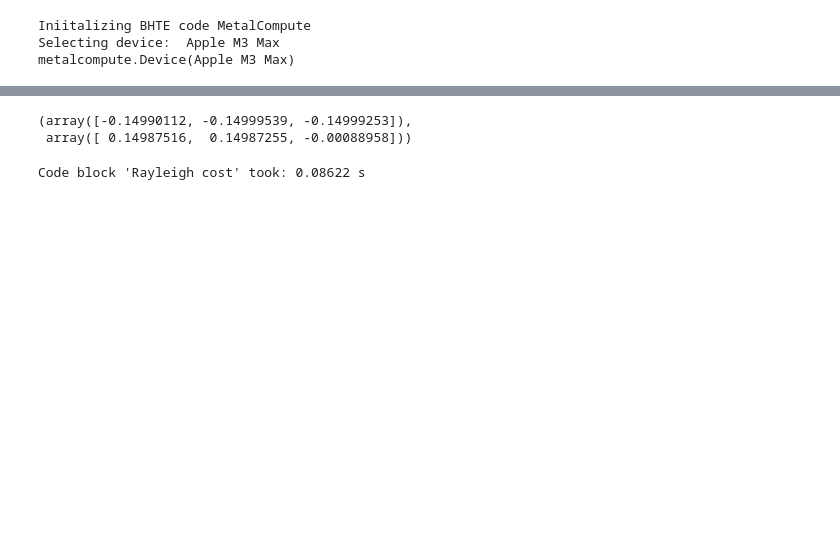
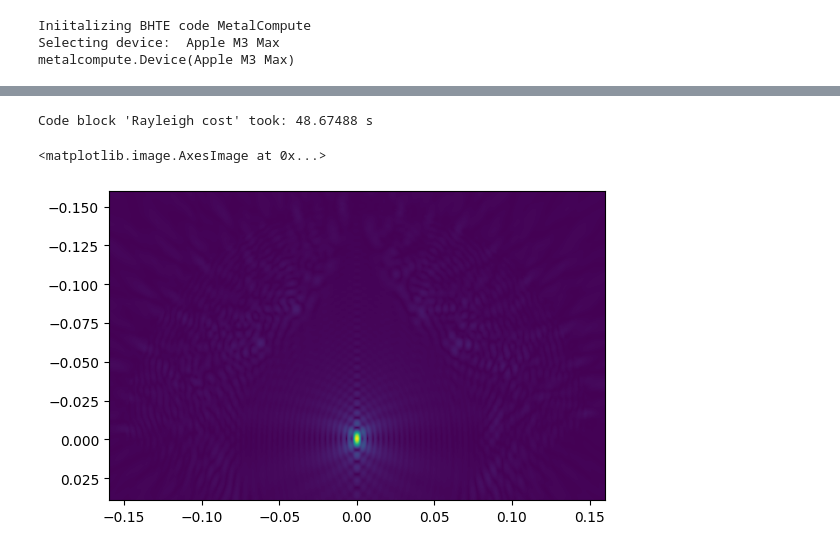
Before and after one commit to ProteusMRIgHIFU/BabelBrain, a Jupyter notebook: TranscranialModeling/TestRayleighExablate.ipynb, the cells around one changed output, grey strips where cells are left out. Cells and saved outputs as stored; diff of their text form; code cells hidden in the pictures; blank space fills up the shorter version.

```diff
--- a/TranscranialModeling/TestRayleighExablate.ipynb
+++ b/TranscranialModeling/TestRayleighExablate.ipynb
@@ -191,29 +155,38 @@ Widget(value='<iframe src="http://localhost:49576/index.html?ui=P_0x35b6d5d00_1&
 #     TxStl.vectors[i*2+1][2] = TxVert[f[3],:]
 
 # TxStl.save('Tx.stl')
-# %%
-Tx['VertDisplay'].min(axis=0),Tx['VertDisplay'].max(axis=0)
-# %% [output]
-(array([-0.14990112, -0.14999539, -0.14999253]),
- array([ 0.14987516,  0.14987255, -0.00088958]))
 # %%
 Frequency=220e3
-Step=1500/Frequency/9
+PPW=9
+Step=1500/Frequency/PPW
 Nsteps=int(np.round(32e-2/Step))
 if Nsteps%2==0:
     Nsteps+=1
-xl=np.arange(Nsteps).astype(np.float32)
+xl=np.arange(0,Nsteps).astype(float)
 xl-=np.mean(xl)
 xl*=Step
-yl=np.array([0.0]).astype(np.float32)
-zl = np.arange(-16e-2,4e-2,Step).astype(np.float32)
+yl=xl.copy()
+zl = np.arange(-16e-2,4e-2,Step)
 xx,yy,zz=np.meshgrid(xl,yl,zl,indexing='ij')
-rf=np.vstack((xx.flatten(),yy.flatten(),zz.flatten())).T.astype(np.float32)
-
+nxf=len(xl)
+nyf=len(yl)
+nzf=len(zl)
+rf=np.ascontiguousarray(np.vstack((xx.flatten(),yy.flatten(),zz.flatten())).T.astype(np.float32))
 
 cwvnb_extlay=np.array(2*np.pi*Frequency/Material['Water'][1]+1j*0).astype(np.complex64)
-u0=np.ones((Tx['center'].shape[0],1),np.complex64)
+u0=np.ones((Tx['center'].shape[0],1),np.float32)+ 1j*np.zeros((Tx['center'].shape[0],1),np.float32)
 with CodeTimer('Rayleigh cost',unit='s'):
     u2=ForwardSimple(cwvnb_extlay,Tx['center'].astype(np.float32),Tx['ds'].astype(np.float32),u0,rf,deviceMetal='M3')
+
+SaveToH5py({'u2':u2},'/Users/spichardo/Documents/TestU2Exablate.h5')
 # %% [output]
-Code block 'Rayleigh cost' took: 0.08622 s
+Code block 'Rayleigh cost' took: 48.67488 s
+# %%
+u2=ReadFromH5py('/Users/spichardo/Documents/TestU2Exablate.h5')['u2']
+u2=u2.reshape(xx.shape)
+u2a=np.abs(u2)
+plt.figure()
+plt.imshow(u2a[u2a.shape[0]//2,:,:].T,extent=[yl.min(),yl.max(),zl.max(),zl.min()])
+# %% [output]
+<matplotlib.image.AxesImage at 0x...>
+[figure, added]
```
Also changed, not shown: parts of 25 cells of this notebook, 14 other files.
